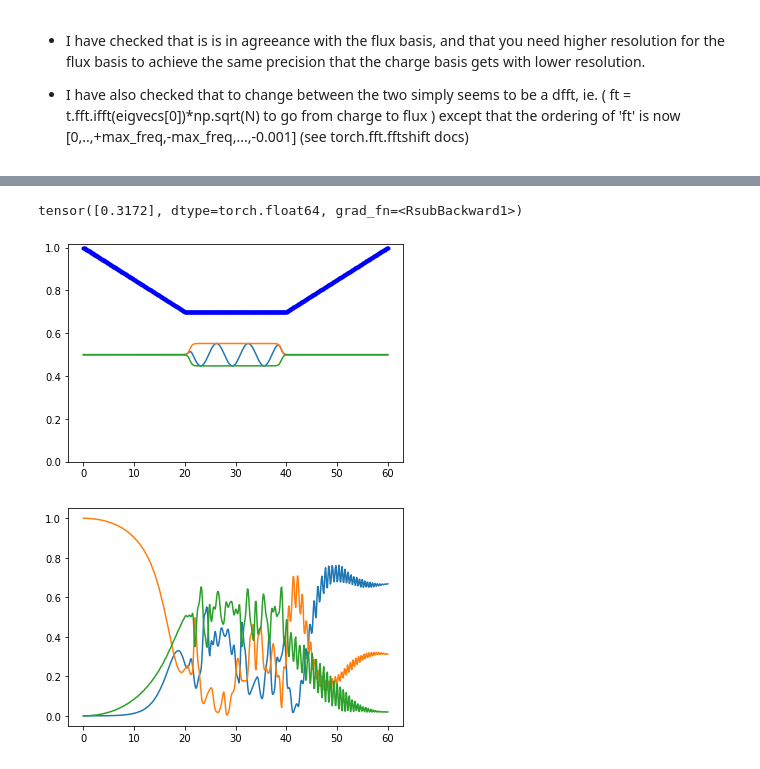
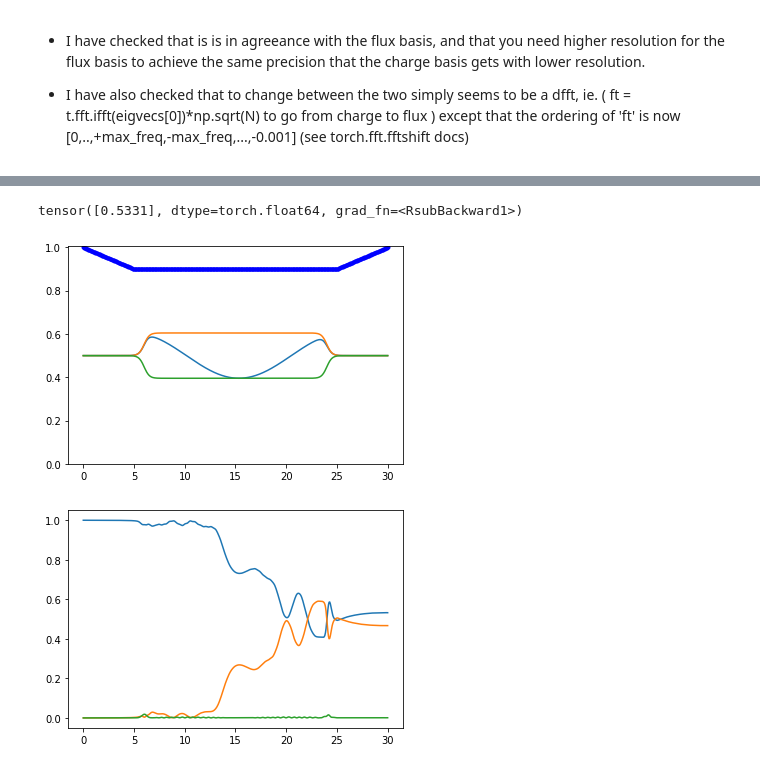
Before and after one commit to Vinther901/Quantum-Optimal-Control, a Jupyter notebook: 1DToyExample/Flensmon_1D.ipynb, the cells around one changed output, grey strips where cells are left out. Cells and saved outputs as stored; diff of their text form; code cells hidden in the pictures.

Commit message:
Fixed the plot occupancy. BUT disturbingly I also found out its very susceptible to changes NHilbert!! will have to figure out why..

```diff
--- a/1DToyExample/Flensmon_1D.ipynb
+++ b/1DToyExample/Flensmon_1D.ipynb
@@ -107,8 +107,9 @@ class System(t.nn.Module):
         wavefunc = self.eigvecs[0].unsqueeze(1)
         for i, mat in enumerate(exp_mat.flip(0)):
             wavefunc = mat@wavefunc
-            occ[0,i] = t.square(t.abs(model.eigvecs[0]@wavefunc))
-            occ[1,i] = t.square(t.abs(model.eigvecs[1]@wavefunc))
+            eigvals, eigvecs = t.linalg.eigh(Hs[-i])
+            occ[0,i] = t.square(t.abs(eigvecs[:,0].unsqueeze(1).adjoint()@wavefunc))
+            occ[1,i] = t.square(t.abs(eigvecs[:,1].unsqueeze(1).adjoint()@wavefunc))
         occ[2] = 1-occ.sum(0)
 
         fig, ax = plt.subplots()
@@ -300,23 +286,23 @@ list(model.parameters())
 # %%
 init_dict = {
-    'decline_end':20.,
-    'ascend_start':40.,
-    'level':0.7,
-    'envelope_amp':t.pi/60,
-    'detuning':0.98,
-    'phase':0.
+    'decline_end':4.8758,
+    'ascend_start':25.0227,
+    'level':0.8904,
+    'envelope_amp':0.1262,
+    'detuning':0.9872,
+    'phase':0.3473
     }
-model = Flensmon(60, 500, N, init_dict)
+model = Flensmon(30, 500, N, init_dict)
 model.optimizer = t.optim.Adam(model.parameters(),lr=1e-3)
 # model.optimizer = t.optim.SGD(model.parameters(),lr=1e-2,momentum=0.0)
 
 # model.scheduler = t.optim.lr_scheduler.CosineAnnealingLR(model.optimizer,T_max=10,eta_min=0)
 # model.scheduler = t.optim.lr_scheduler.LambdaLR(model.optimizer,model.lr_func)
 
 model.plot_activation_func()
 model.plot_occupancy()
 model.loss_func(model())
 # %% [output]
-tensor([0.3172], dtype=torch.float64, grad_fn=<RsubBackward1>)
+tensor([0.5331], dtype=torch.float64, grad_fn=<RsubBackward1>)
-[figure, old version]
+[figure, new version]
-[figure, old version]
+[figure, new version]
```
Also changed, not shown: parts of 12 cells of this notebook.
